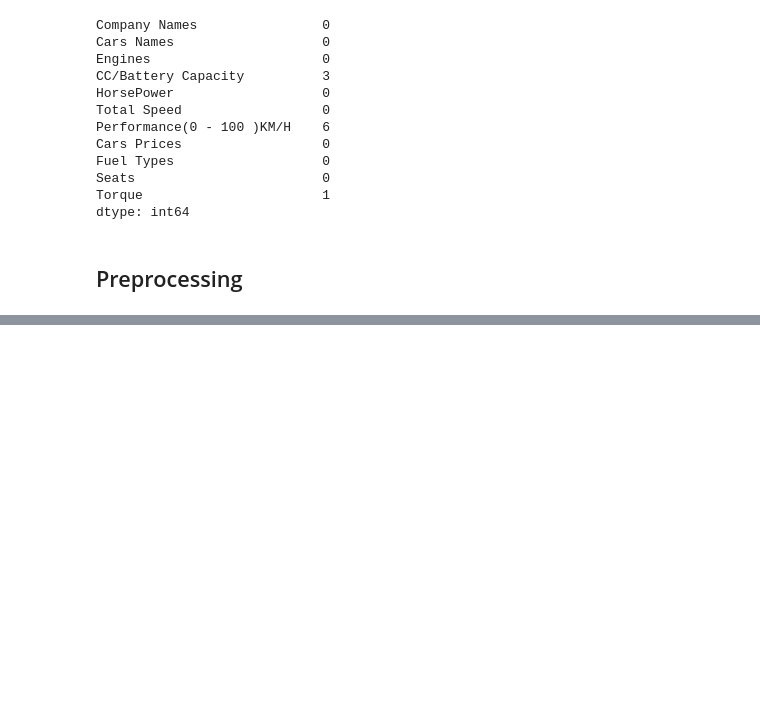
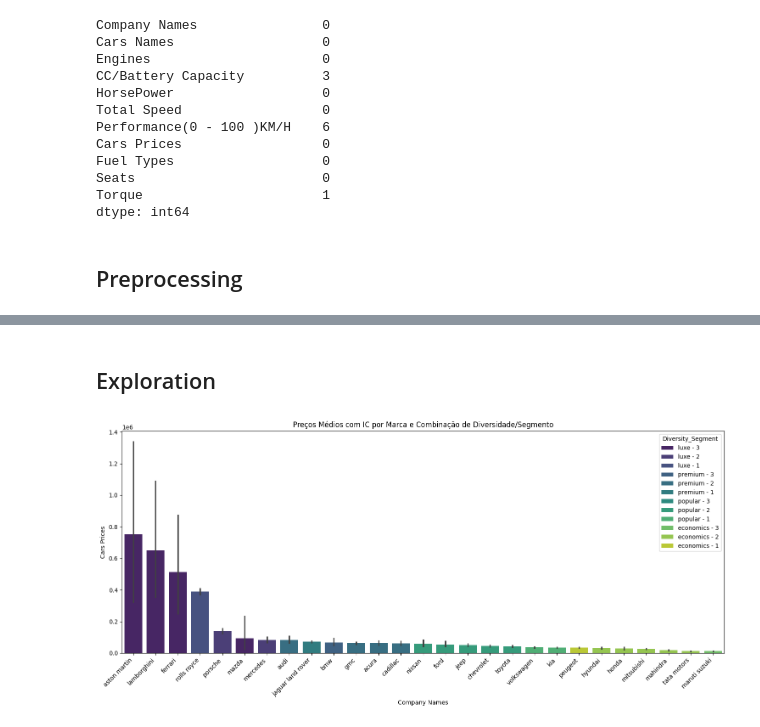
Before and after one commit to KevBoyz/some-python, a Jupyter notebook: Data_Science/Projects/09-cars/stat_cars.ipynb, the cells around one changed output, grey strips where cells are left out. Saved outputs shown, nothing was run; the diff lists cells and outputs as text; code cells hidden in the pictures; blank space fills up the shorter version.

```diff
--- a/Data_Science/Projects/09-cars/stat_cars.ipynb
+++ b/Data_Science/Projects/09-cars/stat_cars.ipynb
@@ -139,0 +210,25 @@ df['Company Names'].value_counts().sort_values(ascending=True).tail(15).plot.pie
+# %% [markdown]
+## Exploration
+# %%
+df['Diversity_Segment'] = df['category'] + ' - ' + df['diversity'].astype(str)
+
+order_combined = df.groupby('Company Names')['Cars Prices'].mean().sort_values(ascending=False).index.tolist()
+
+plt.figure(figsize=(15, 7))
+sns.barplot(
+    x='Company Names',
+    y='Cars Prices',
+    data=df,
+    errorbar=('ci', 95),
+    hue='Diversity_Segment',
+    hue_order=['luxe - 3', 'luxe - 2', 'luxe - 1','premium - 3', 'premium - 2', 'premium - 1','popular - 3', 'popular - 2', 'popular - 1','economics - 3', 'economics - 2', 'economics - 1'],
+    order=order_combined,
+    palette='viridis'
+)
+
+plt.xticks(rotation=45, ha='right')
+plt.title('Preços Médios com IC por Marca e Combinação de Diversidade/Segmento')
+plt.tight_layout()
+plt.show()
+# %% [output]
+[figure, added]
```
Also changed, not shown: parts of 41 cells of this notebook, 1 other file.
